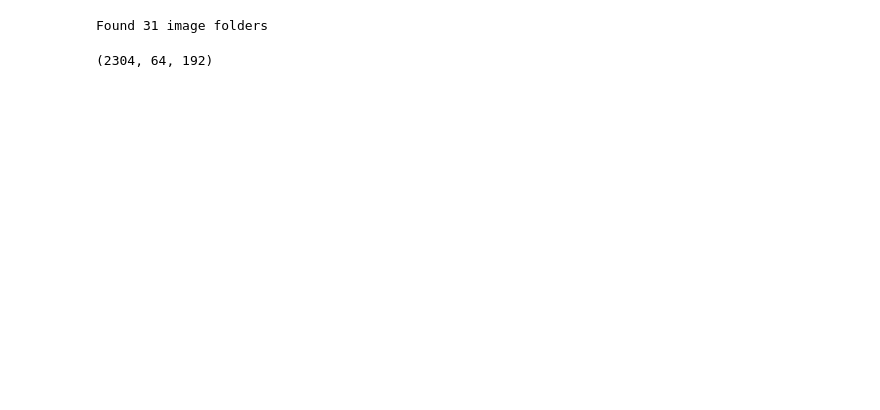
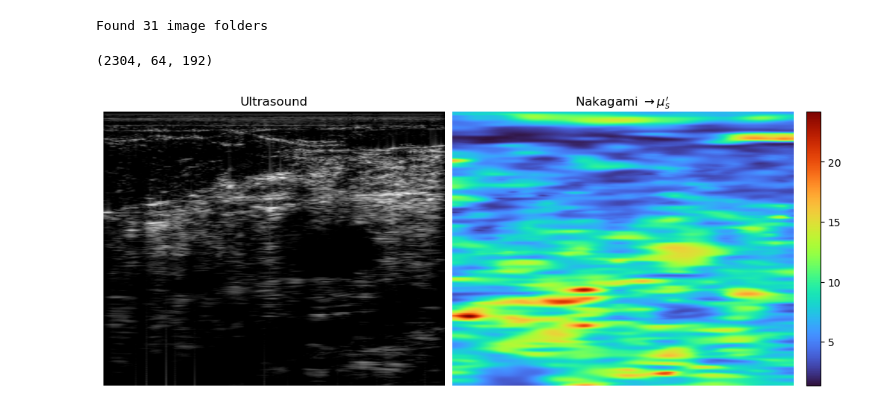
Before and after one commit to OpticalUltrasoundImaging/DOT-guided-PAT-reconstruction, a Jupyter notebook: notebooks/test_us.ipynb, the cells around one changed output. Cells and saved outputs as stored; diff of their text form; code cells hidden in the pictures; blank space fills up the shorter version.

```diff
--- a/notebooks/test_us.ipynb
+++ b/notebooks/test_us.ipynb
@@ -13,16 +17,29 @@ info = linear_us_param()
 # %% [output]
 Found 31 image folders
 # %%
-from src.us_utils import pe_das_linear
-import matplotlib.pyplot as plt
-
 input_dir = all_folders[24]
-dB_US = 70
-apod_method = 'kaiser'
+dB_US = 75
+apod_method = 'hann'
 coherence_method = 'gsf'
+Z_display = 4e-2
 RF_Sum, RF_env_raw, US_img = pe_das_linear(input_dir, info, dB_US, apod_method, coherence_method)
 
-plt.imshow(US_img, cmap='gray')
-plt.show()
+naka_img, naka_plot = nakagami_linear(RF_env_raw, info)
+zmax_idx = int(Z_display / np.max(info.d_sample) * US_img.shape[0])
+
+US_img_plot = US_img[0:zmax_idx,:]
+naka_plot = naka_plot[0:zmax_idx,:]
+naka_scaled = naka_plot * (7.8/np.median(naka_plot))
+
+fig, axes = plt.subplots(1, 2, figsize=(10, 4), constrained_layout=True)
+axes[0].imshow(US_img[0:zmax_idx, :], cmap='gray', aspect='auto')
+axes[0].set_title('Ultrasound', fontsize=12)
+axes[0].axis('off')
+im = axes[1].imshow(naka_scaled, cmap='turbo', aspect='auto')
+axes[1].set_title(r"Nakagami $\rightarrow \mu_s^{\prime}$", fontsize=12)
+axes[1].axis('off')
+cbar = fig.colorbar(im, ax=axes[1], fraction=0.046, pad=0.04)
+cbar.ax.tick_params(labelsize=10)
 # %% [output]
 (2304, 64, 192)
+[figure, added]
```
Also changed, not shown: parts of 1 cell of this notebook, 7 other files.
